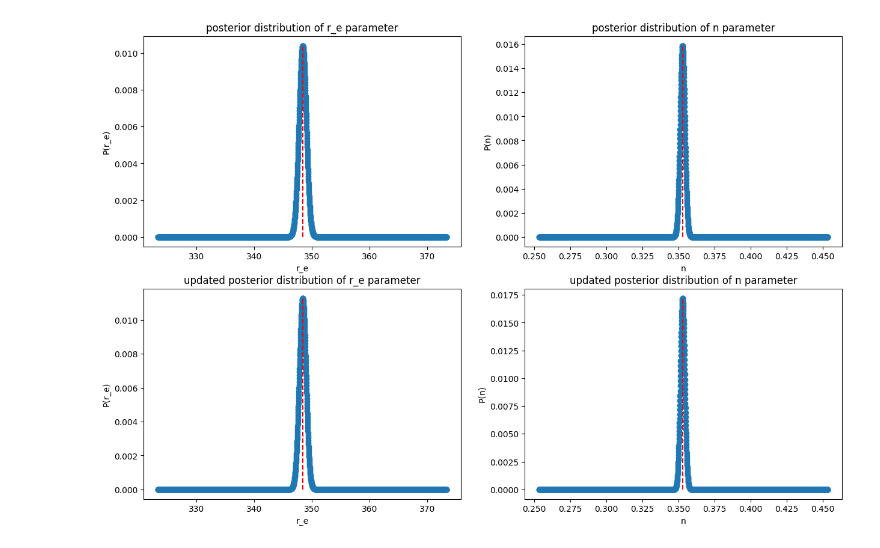
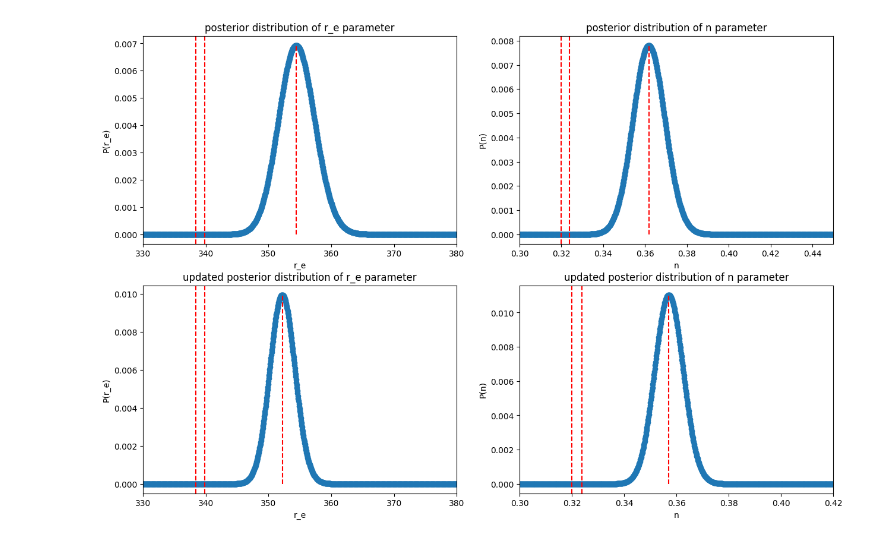
Before and after one commit to t-kist/Bayesian-Statistics-for-Astrophysics-2024, a Jupyter notebook: bayes24/lecture_notes/group4/Bundeltje/Scratchfile-Luka.ipynb, the cells around one changed output. Cells and saved outputs as stored; diff of their text form; code cells hidden in the pictures.

Commit message:
finished complete layout, only problem atm is the last confidence intervals

```diff
--- a/bayes24/lecture_notes/group4/Bundeltje/Scratchfile-Luka.ipynb
+++ b/bayes24/lecture_notes/group4/Bundeltje/Scratchfile-Luka.ipynb
@@ -69,7 +101,7 @@ After simulating some data we can start the bayesian inference. We start with st
 # %%
 # -------------------- Step 2: Define Prior and Likelihood --------------------
 def flat_prior(n, r_e ):
-    if 0.1<= n <= 0.5 and 200 <= r_e <= 500:  # Example bounds
+    if 0.1<= n <= 0.6 and 200 <= r_e <= 500:  # Example bounds
         return 1
     return 0
 
@@ -160,9 +204,12 @@ After having done a coarse grid search we now know approximately where the param
+# %%
+
+#defining a finer grid. Not this well take ~3 min of computing time =
+n_space = np.linspace(best_fit_n-0.15, best_fit_n+0.15, 2000)
+r_e_space = np.linspace(best_fit_r_e-50, best_fit_r_e+50, 2000)
+posterior_grid = posterior(n_space, r_e_space, r_range_sim, sim_r, sim_r_uncertainty, flat_prior)
+P_r_e = np.sum(posterior_grid, axis=0)
+P_n = np.sum(posterior_grid, axis=1)
 # %%
-n_space = np.linspace(best_fit_n-0.1, best_fit_n+0.1, 3000)
-r_e_space = np.linspace(best_fit_r_e-5, best_fit_r_e+5, 3000)
-posterior_grid = posterior(n_space, r_e_space, r_range_sim, sim_r, sim_r_uncertainty, flat_prior)
-P_r_e = np.sum(posterior_grid, axis=0)
-P_n = np.sum(posterior_grid, axis=1)
 
 plt.figure(figsize=(15,10))
 plt.subplot(2,2,1)
@@ -209,8 +378,8 @@ Notice the large fractional uncertainty in the first simulated set. If we are no
 # %%
-fractional_uncertainty = 0.1
+unc_better = 0.05
 r_range_better = np.linspace(0,R_max,250)
 
-sim_r_2, sim_r_uncertainty_2 = sim_data(r_range_better, true_r_e, true_n, fractional_uncertainty)
+sim_r_2, sim_r_uncertainty_2 = sim_data(r_range_better, true_r_e, true_n, unc_better)
 
 plt.figure()
 plt.subplot(1,2,1)
@@ -260,44 +428,69 @@ Best-fit r_e with update: 348.440
 # %%
 P_r_e_2 = np.sum(posterior_grid_2, axis=0)
+r_e_mag_2 = P_r_e / np.sum(P_r_e_2)
 P_n_2 = np.sum(posterior_grid_2, axis=1)
+n_mag_2 = P_n / np.sum(P_n_2)
 
-P_r_e_upd = np.sum(posterior_grid_updated, axis=0)
-P_n_upd = np.sum(posterior_grid_updated, axis=1)
+
+P_r_e_updated = np.sum(posterior_grid_updated, axis=0)
+r_e_mag_updated = P_r_e / np.sum(P_r_e_updated)
+P_n_updated = np.sum(posterior_grid_updated, axis=1)
+n_mag_updated = P_n / np.sum(P_n_updated)
+
+
+alpha = 0.16
+# Compute confidence intervals
+n_lower_2, n_upper_2 = compute_equal_tailed_interval(n_space, n_mag_2, alpha)
+r_e_lower_2, r_e_upper_2 = compute_equal_tailed_interval(r_e_space, r_e_mag_2, alpha)
+
+n_lower_updated, n_upper_updated = compute_equal_tailed_interval(n_space, n_mag_updated, alpha)
+r_e_lower_updated, r_e_upper_updated = compute_equal_tailed_interval(r_e_space, r_e_mag_updated, alpha)
+
 
 plt.figure(figsize=(15,10))
 plt.subplot(2,2,1)
 plt.title("posterior distribution of r_e parameter")
 plt.scatter(r_e_space, P_r_e_2)
-
+plt.axvline(r_e_lower_2, color='r', linestyle='--')
+plt.axvline(r_e_upper_2, color='r', linestyle='--')
 plt.vlines(x= best_fit_r_e_2, ymin=np.min(P_r_e_2),ymax=np.max(P_r_e_2), color="r", linestyles="--")
 plt.xlabel("r_e")
 plt.ylabel("P(r_e)")
+plt.xlim(330, 380)
 
 
 plt.subplot(2,2,2)
 plt.title("posterior distribution of n parameter")
 plt.scatter(n_space,P_n_2)
+plt.axvline(n_lower_2, color='r', linestyle='--')
+plt.axvline(n_upper_2, color='r', linestyle='--')
 plt.vlines(x= best_fit_n_2,ymin=np.min(P_n_2),ymax=np.max(P_n_2), color="r", linestyles="--")
 plt.xlabel("n")
 plt.ylabel("P(n)")
+plt.xlim(0.3, 0.45)
 
 
 plt.subplot(2,2,3)
 plt.title("updated posterior distribution of r_e parameter")
-plt.scatter(r_e_space, P_r_e_upd)
-
-plt.vlines(x= best_fit_r_e_updated, ymin=np.min(P_r_e_upd),ymax=np.max(P_r_e_upd), color="r", linestyles="--")
+plt.scatter(r_e_space, P_r_e_updated)
+plt.axvline(r_e_lower_updated, color='r', linestyle='--')
+plt.axvline(r_e_upper_updated, color='r', linestyle='--')
+plt.vlines(x= best_fit_r_e_updated, ymin=np.min(P_r_e_updated),ymax=np.max(P_r_e_updated), color="r", linestyles="--")
 plt.xlabel("r_e")
 plt.ylabel("P(r_e)")
+plt.xlim(330, 380)
 
 
 plt.subplot(2,2,4)
 plt.title("updated posterior distribution of n parameter")
-plt.scatter(n_space,P_n_upd)
-plt.vlines(x= best_fit_n_updated,ymin=np.min(P_n_upd),ymax=np.max(P_n_upd), color="r", linestyles="--")
+plt.scatter(n_space,P_n_updated)
+plt.axvline(n_lower_updated, color='r', linestyle='--')
+plt.axvline(n_upper_updated, color='r', linestyle='--')
+plt.vlines(x= best_fit_n_updated,ymin=np.min(P_n_updated),ymax=np.max(P_n_updated), color="r", linestyles="--")
 plt.xlabel("n")
 plt.ylabel("P(n)")
+plt.xlim(0.3, 0.42)
 plt.show()
 # %% [output]
-[figure, old version]
+[figure, new version]
 # %%
```
Also changed, not shown: parts of 26 cells of this notebook.
